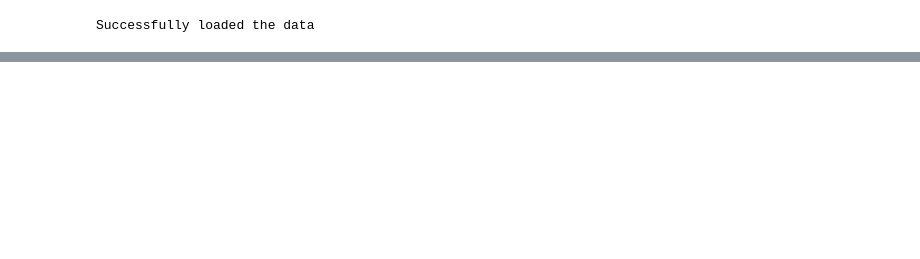
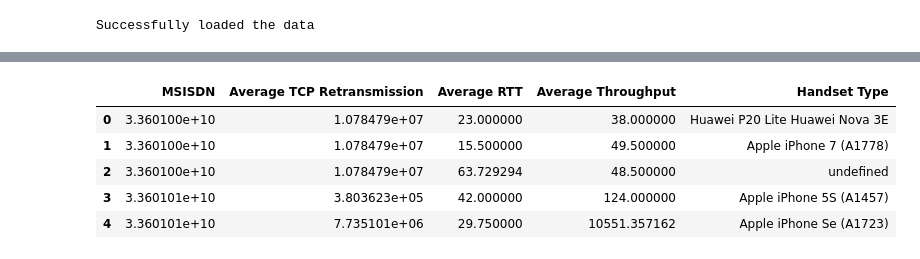
Before and after one commit to SosiSis/Telcom, a Jupyter notebook: notebooks/user_experience_analytics.ipynb, the cells around one changed output, grey strips where cells are left out. Saved outputs shown, nothing was run; the diff lists cells and outputs as text; code cells hidden in the pictures; blank space fills up the shorter version.

```diff
--- a/notebooks/user_experience_analytics.ipynb
+++ b/notebooks/user_experience_analytics.ipynb
@@ -53,5 +78,22 @@ agg_data = data.groupby('MSISDN/Number').agg({
 # %%
-# Compute average metrics
-agg_data['Average TCP Retransmission'] = (agg_data['TCP DL Retrans. Vol (Bytes)'] + agg_data['TCP UL Retrans. Vol (Bytes)']) / 2
-agg_data['Average RTT'] = (agg_data['Avg RTT DL (ms)'] + agg_data['Avg RTT UL (ms)']) / 2
-agg_data['Average Throughput'] = (agg_data['Avg Bearer TP DL (kbps)'] + agg_data['Avg Bearer TP UL (kbps)']) / 2
+# Aggregate metrics per customer (Task 3.1)
+data['Average TCP Retransmission'] = (data['TCP DL Retrans. Vol (Bytes)'] + data['TCP UL Retrans. Vol (Bytes)']) / 2
+data['Average RTT'] = (data['Avg RTT DL (ms)'] + data['Avg RTT UL (ms)']) / 2
+data['Average Throughput'] = (data['Avg Bearer TP DL (kbps)'] + data['Avg Bearer TP UL (kbps)']) / 2
+
+agg_data = data.groupby('MSISDN/Number').agg({
+    'Average TCP Retransmission': 'mean',
+    'Average RTT': 'mean',
+    'Average Throughput': 'mean',
+    'Handset Type': lambda x: x.mode().iloc[0] if not x.mode().empty else x.iloc[0]
+}).reset_index()
+
+agg_data.rename(columns={'MSISDN/Number': 'MSISDN'}, inplace=True)
+agg_data.head()
+# %% [output]
+|  | MSISDN | Average TCP Retransmission | Average RTT | Average Throughput | Handset Type |
+| 0 | 3.360100e+10 | 1.078479e+07 | 23.000000 | 38.000000 | Huawei P20 Lite Huawei Nova 3E |
+| 1 | 3.360100e+10 | 1.078479e+07 | 15.500000 | 49.500000 | Apple iPhone 7 (A1778) |
+| 2 | 3.360100e+10 | 1.078479e+07 | 63.729294 | 48.500000 | undefined |
+| 3 | 3.360101e+10 | 3.803623e+05 | 42.000000 | 124.000000 | Apple iPhone 5S (A1457) |
+| 4 | 3.360101e+10 | 7.735101e+06 | 29.750000 | 10551.357162 | Apple iPhone Se (A1723) |
```
Also changed, not shown: parts of 18 cells of this notebook, 7 other files.
